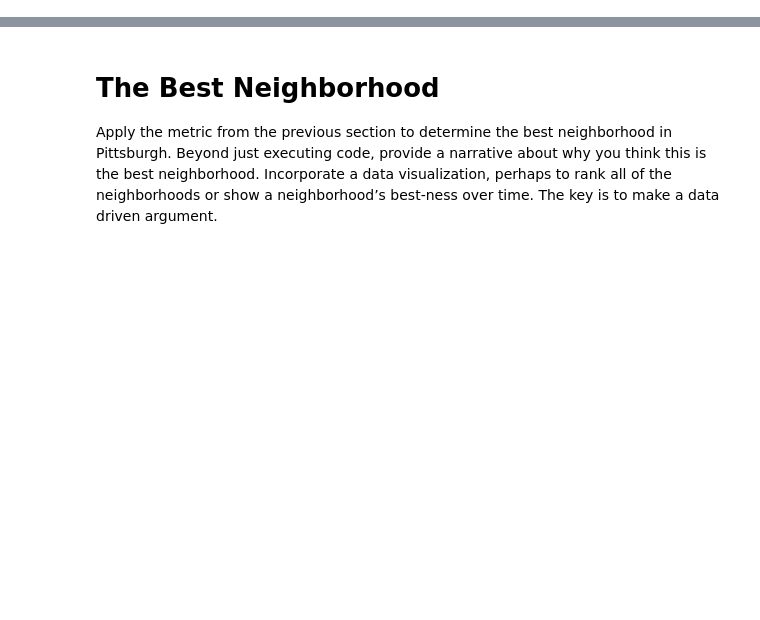
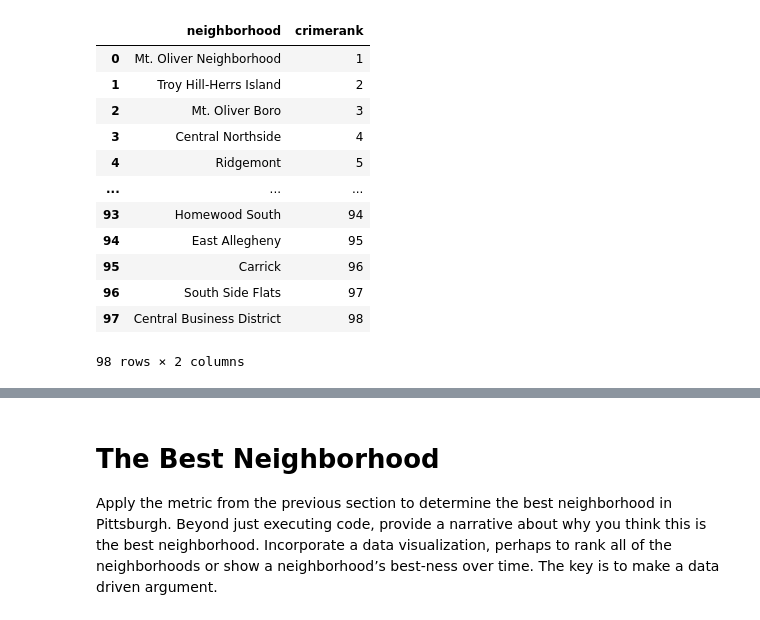
Before and after one commit to Cheggrett/CMPINF0010_Final, a Jupyter notebook: FinalProject.ipynb, the cells around one changed output, grey strips where cells are left out. Saved outputs shown, nothing was run; the diff lists cells and outputs as text; code cells hidden in the pictures; blank space fills up the shorter version.

```diff
--- a/FinalProject.ipynb
+++ b/FinalProject.ipynb
@@ -15,0 +54,31 @@ Arrests in Pittsburgh
+# %%
+crimeranks = {}
+counter = 0
+prev = -1
+same = 1
+for index,row in arrest.iterrows():
+    if row['OFFENSES'] == prev: #takes account of duplicates
+        same = same + 1
+    else:
+        counter = counter + same #after no more duplicate values
+        same = 1
+    crimeranks[index]= counter # creates the rank
+    prev = row['OFFENSES']
+crimeranks = crimeranks.items()
+column = ["neighborhood","crimerank"]
+crimeranks = pd.DataFrame(crimeranks, columns=column) #creates the dataframe
+crimeranks
+# %% [output]
+|  | neighborhood | crimerank |
+| 0 | Mt. Oliver Neighborhood | 1 |
+| 1 | Troy Hill-Herrs Island | 2 |
+| 2 | Mt. Oliver Boro | 3 |
+| 3 | Central Northside | 4 |
+| 4 | Ridgemont | 5 |
+| ... | ... | ... |
+| 93 | Homewood South | 94 |
+| 94 | East Allegheny | 95 |
+| 95 | Carrick | 96 |
+| 96 | South Side Flats | 97 |
+| 97 | Central Business District | 98 |
+98 rows × 2 columns
```
Also changed, not shown: parts of 12 cells of this notebook.
